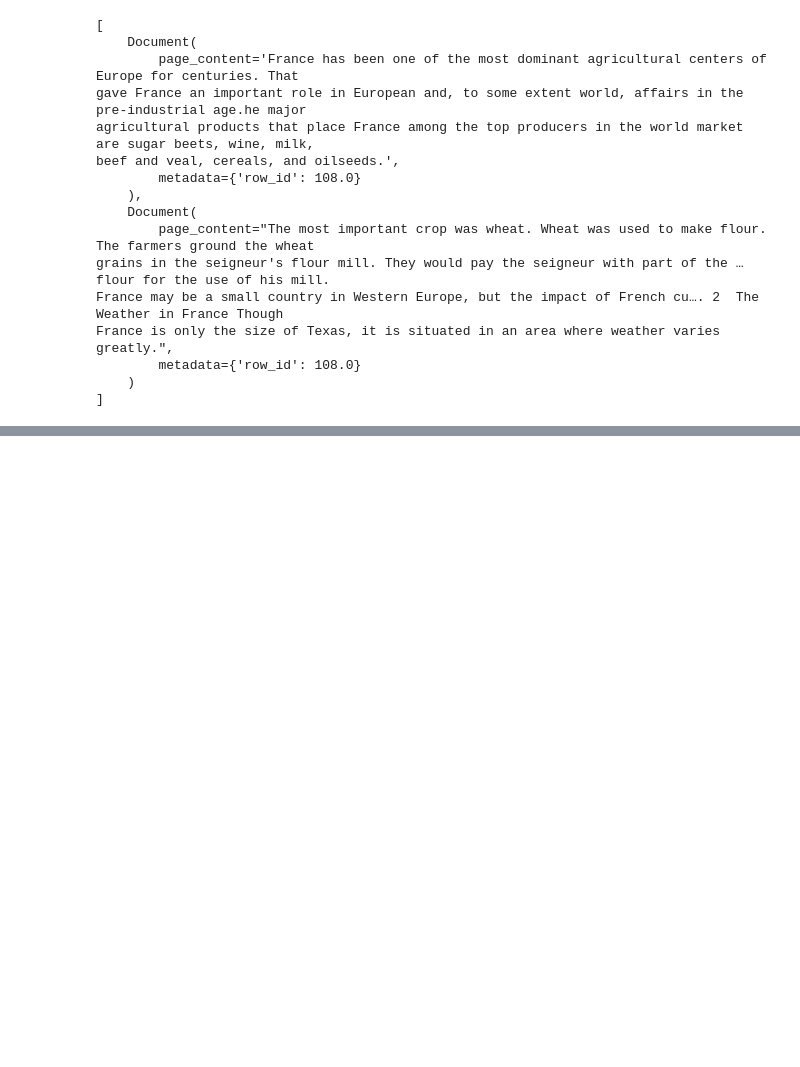
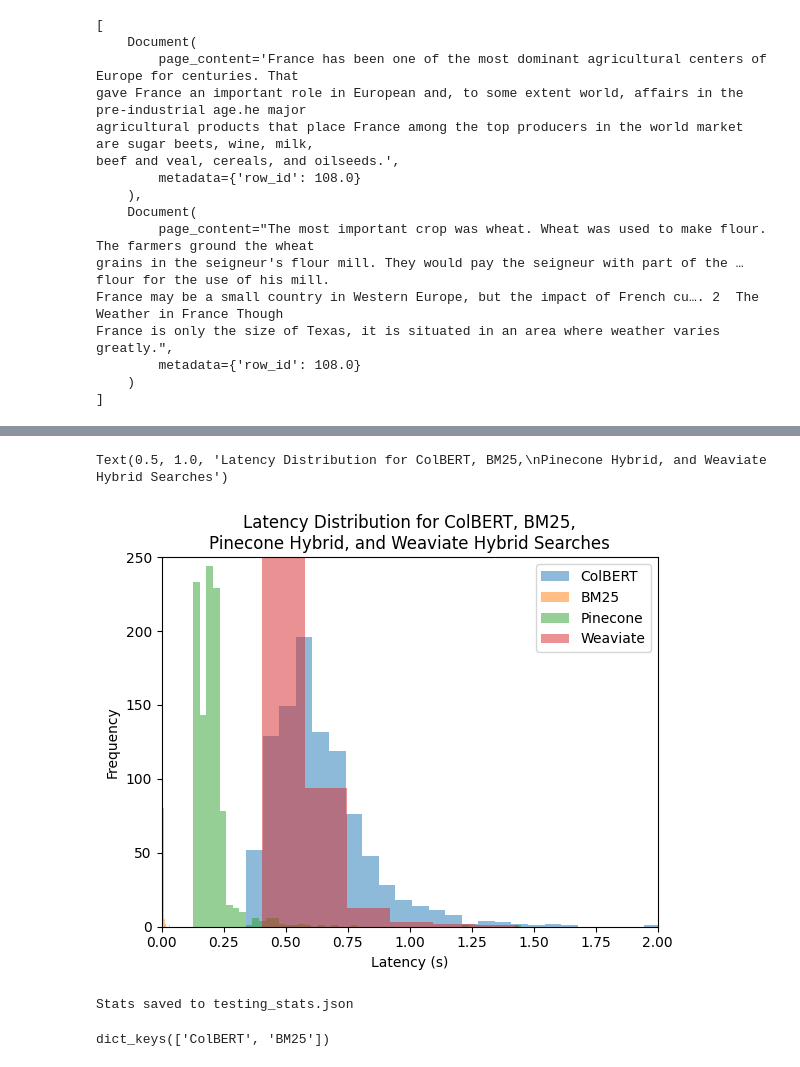
Before and after one commit to T-Lind/BenchmarkRAG, a Jupyter notebook: bm25_colbert_testing.ipynb, the cells around one changed output, grey strips where cells are left out. Saved outputs shown, nothing was run; the diff lists cells and outputs as text; code cells hidden in the pictures; blank space fills up the shorter version.

Commit message:
colbert testing updates

```diff
--- a/bm25_colbert_testing.ipynb
+++ b/bm25_colbert_testing.ipynb
@@ -294,19 +252,21 @@ France is only the size of Texas, it is situated in an area where weather varies
     )
 ]
 # %%
-from tqdm import tqdm
-
 pinecone_retrieved_list = []
 pinecone_relevant_list = []
+pinecone_latencies = []
 for row in tqdm(subset):
     query = row['query']
     n_results = len(row['passages']['is_selected'])
+    before = time.time()
     raw_results = pinecone_retriever.invoke(query, k=n_results)
+    after = time.time()
     retrieved_list = [result.page_content for result in raw_results]
     relevant_list = row['passages']['passage_text']
 
     pinecone_retrieved_list.append(retrieved_list)
     pinecone_relevant_list.append(relevant_list)
+    pinecone_latencies.append(after - before)
 # %%
 # calculate stats
 pinecone_stats = [compute_all_stats(retrieved_list, relevant_list) for retrieved_list, relevant_list in
@@ -341,0 +357,24 @@ print(table)
+# %%
+weaviate_retrieved_list = []
+weaviate_relevant_list = []
+weaviate_latencies = []
+
+for row in tqdm(subset):
+    query = row['query']
+    n_results = len(row['passages']['is_selected'])
+    weaviate_retriever = generate_weaviate_retriever(n_results)
+    success = False
+    while not success:
+        try:
+            before = time.time()
+            raw_results = weaviate_retriever.invoke(query)
+            after = time.time()
+            success = True
+        except Exception as e:
+            print(e)
+    retrieved_list = [result.page_content for result in raw_results]
+    relevant_list = row['passages']['passage_text']
+
+    weaviate_retrieved_list.append(retrieved_list)
+    weaviate_relevant_list.append(relevant_list)
+    weaviate_latencies.append(after - before)
@@ -341,0 +423,29 @@ print(table)
+# %%
+# Plot the latency distribution
+import matplotlib.pyplot as plt
+
+plt.hist(colbert_latencies, bins=50, alpha=0.5, label='ColBERT')
+plt.hist(bm25_latencies, bins=50, alpha=0.5, label='BM25')
+plt.hist(pinecone_latencies, bins=50, alpha=0.5, label='Pinecone')
+plt.hist(weaviate_latencies, bins=50, alpha=0.5, label='Weaviate')
+plt.legend(loc='upper right')
+plt.xlabel('Latency (s)')
+plt.ylabel('Frequency')
+plt.xlim([0, 2])
+plt.ylim([0, 250])
+plt.title('Latency Distribution for ColBERT, BM25,\nPinecone Hybrid, and Weaviate Hybrid Searches')
+# %% [output]
+Text(0.5, 1.0, 'Latency Distribution for ColBERT, BM25,\nPinecone Hybrid, and Weaviate Hybrid Searches')
+[figure, added]
+# %%
+# Save the stats to a json file
+import json
+
+cwd = os.getcwd()
+
+with open(f"{cwd}/testing_stats.json", "w") as f:
+    json.dump({"ColBERT": colbert_stats, "BM25": bm25_stats, "Pinecone": pinecone_stats, "Weaviate": weaviate_stats}, f)
+
+print("Stats saved to testing_stats.json")
+# %% [output]
+Stats saved to testing_stats.json
@@ -341,0 +459,8 @@ print(table)
+# %%
+print(stats.keys())
+colbert_stats = stats["ColBERT"]
+bm25_stats = stats["BM25"]
+pinecone_stats = stats["Pinecone"]
+weaviate_stats = stats["Weaviate"]
+# %% [output]
+dict_keys(['ColBERT', 'BM25'])
```
Also changed, not shown: parts of 23 cells of this notebook.
